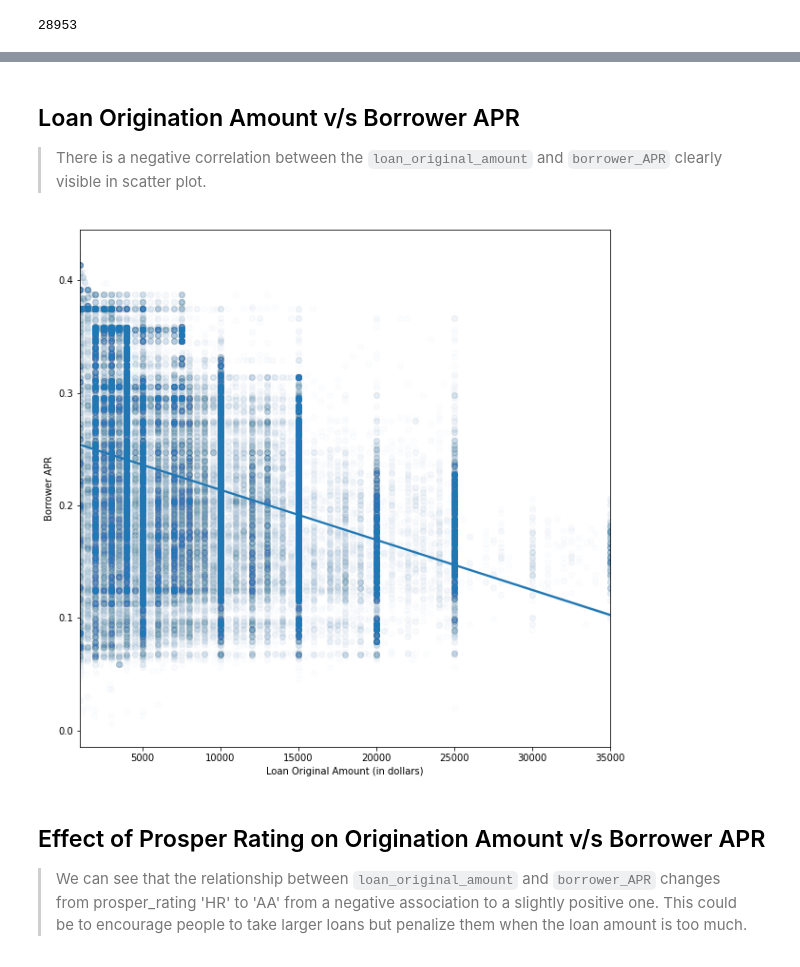
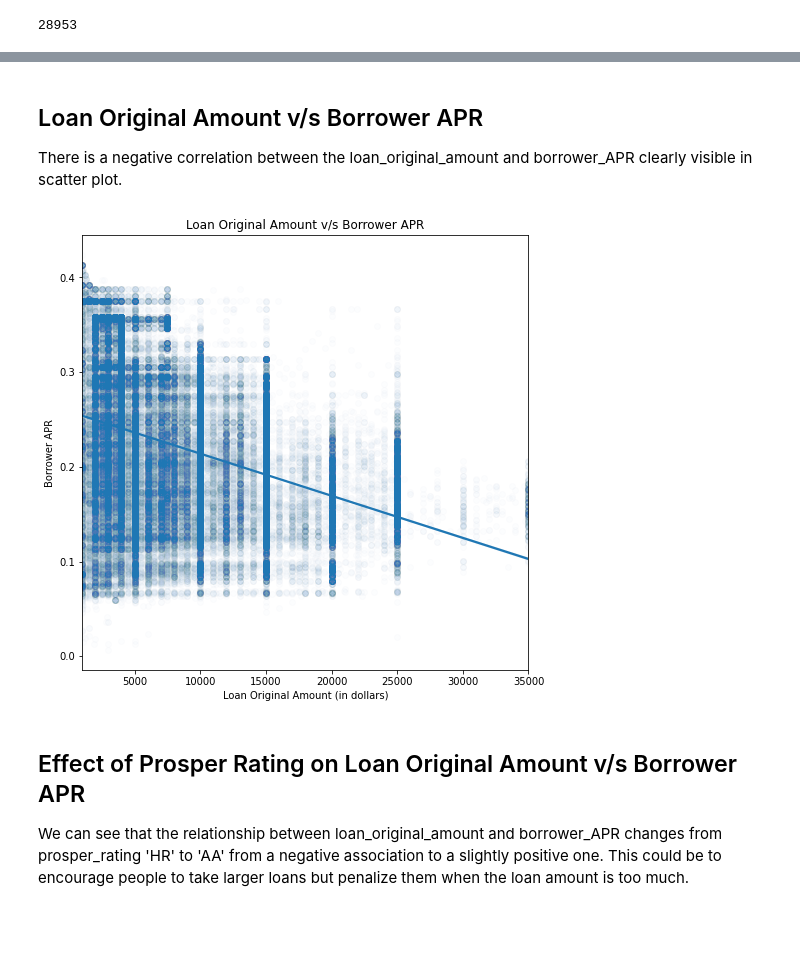
Before and after one commit to jyothirupa/loan-data-visualization, a Jupyter notebook: explanatory_analysis.ipynb, the cells around one changed output, grey strips where cells are left out. Saved outputs shown, nothing was run; the diff lists cells and outputs as text; code cells hidden in the pictures; blank space fills up the shorter version.

Commit message:
fix: Refine explanatory analysis plots
Added axes labels and plot titles where missing. Adjusted the size of
the plot to fit the slides. Made some corrections in markdown cells and
ReadMe file.

```diff
--- a/explanatory_analysis.ipynb
+++ b/explanatory_analysis.ipynb
@@ -172,16 +172,17 @@ draw_countplot(data=loan_data, x='prosper_rating', x_label='Prosper Rating', y_l
 # %% [markdown]
-## Loan Origination Amount v/s Borrower APR
+## Loan Original Amount v/s Borrower APR
 
-> There is a negative correlation between the `loan_original_amount` and `borrower_APR` clearly visible in scatter plot.
+There is a negative correlation between the loan_original_amount and borrower_APR clearly visible in scatter plot.
 # %%
-# scatter plot
-plt.figure(figsize = [10, 10])
+# scatter plot of loan original amount v/s borrower APR
+plt.figure(figsize = (8, 8))
 sb.regplot(data = loan_data, x = 'loan_original_amount', y = 'borrower_APR', scatter_kws={'alpha':0.01});
 plt.xlabel('Loan Original Amount (in dollars)')
-plt.ylabel('Borrower APR');
+plt.ylabel('Borrower APR')
+plt.title('Loan Original Amount v/s Borrower APR');
 # %% [output]
-[figure, old version]
+[figure, new version]
 # %% [markdown]
-## Effect of Prosper Rating on Origination Amount v/s Borrower APR
+## Effect of Prosper Rating on Loan Original Amount v/s Borrower APR
 
-> We can see that the relationship between `loan_original_amount` and `borrower_APR` changes from prosper_rating 'HR' to 'AA' from a negative association to a slightly positive one. This could be to encourage people to take larger loans but penalize them when the loan amount is too much.
+We can see that the relationship between loan_original_amount and borrower_APR changes from prosper_rating 'HR' to 'AA' from a negative association to a slightly positive one. This could be to encourage people to take larger loans but penalize them when the loan amount is too much.
```
Also changed, not shown: parts of 12 cells of this notebook, 2 other files.
